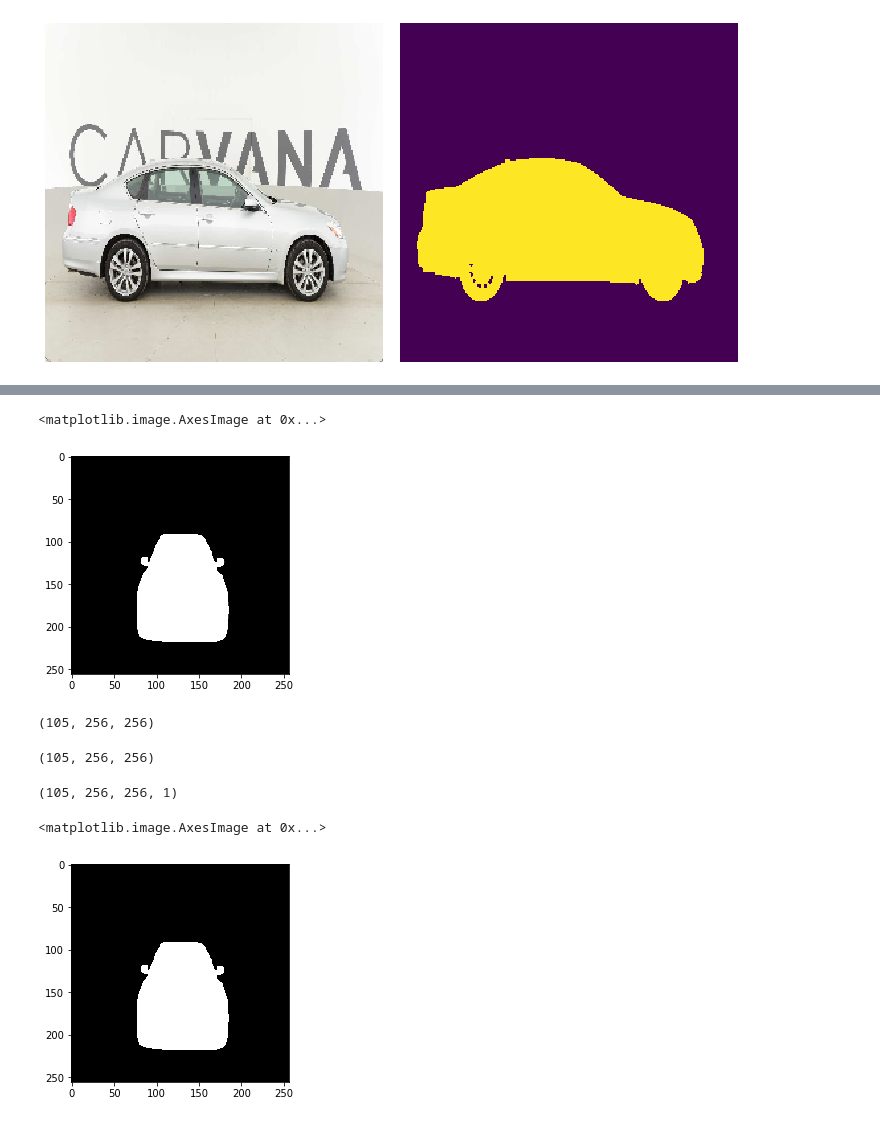
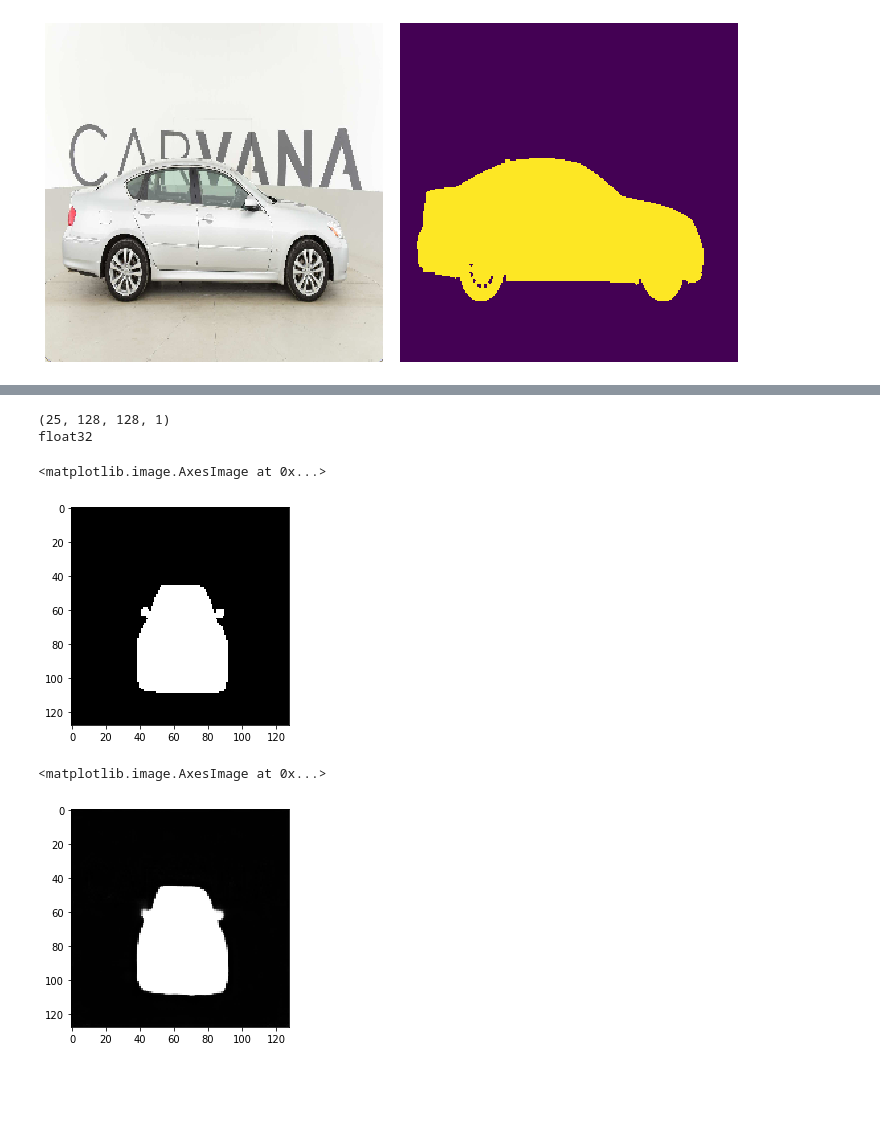
Before and after one commit to jpbacher/image-segmentation, a Jupyter notebook: notebooks/explore.ipynb, the cells around one changed output, grey strips where cells are left out. Drawn from its saved outputs; the diff is of its cells as text; code cells hidden in the pictures; blank space fills up the shorter version.

```diff
--- a/notebooks/explore.ipynb
+++ b/notebooks/explore.ipynb
@@ -103,0 +177,29 @@ plt.imshow(train_masks2[0])
+# %%
+from tensorflow.keras.losses import BinaryCrossentropy
+from tensorflow.keras import backend as K
+
+
+def dice_coeff(y_true, y_pred, smooth=1.0):
+    y_true_f = K.flatten(y_true)
+    y_pred_f = K.flatten(y_pred)
+    intersect = K.sum(y_true_f * y_pred_f)
+    d_coeff = (2.0 * intersect + smooth) / (K.sum(y_true_f) + K.sum(y_pred_f) + smooth)
+    return d_coeff
+
+
+def dice_loss_bce(y_true, y_pred):
+    bce = BinaryCrossentropy()
+    # dice_bce = 0.5 * bce(y_true, y_pred) - dice_coeff(y_true, y_pred)
+    dice_bce = 1 + bce(y_true, y_pred) - dice_coeff(y_true, y_pred)
+    return dice_bce
+# %%
+unet.compile(Adam(), loss=[dice_loss_bce], metrics=[dice_coeff])
+
+lr_callback = tf.keras.callbacks.LearningRateScheduler(lr_schedule)
+early_stopping = tf.keras.callbacks.EarlyStopping(monitor='val_loss',
+                                                  min_delta=0.0005,
+                                                  patience=10)
+# %%
+history = unet.fit(train_imgs[100:], train_masks[100:],
+                   batch_size=16, epochs=30, callbacks=[lr_callback, early_stopping],
+                   validation_data=[train_imgs[25:100], train_masks[25:100]])
@@ -103,0 +239,5 @@ plt.imshow(train_masks2[0])
+# %%
+test_imgs = train_imgs[:25]
+test_imgs = test_imgs.astype('float16')
+
+pred_masks = unet.predict(test_imgs[:10])
@@ -104,5 +249,10 @@ plt.imshow(train_masks2[0])
+# %%
+test_masks = train_masks[:25]
+# %% [output]
+(25, 128, 128, 1)
+float32
 # %%
-plt.imshow(train_masks2[0], cmap='gray')
+plt.imshow(np.squeeze(test_masks[0]), cmap='gray')
 # %% [output]
 <matplotlib.image.AxesImage at 0x...>
-[figure, old version]
+[figure, new version]
@@ -112,4 +258,0 @@ train_masks2 = np.array(train_masks2)
-# %%
-train_masks2.shape
-# %% [output]
-(105, 256, 256)
@@ -119,4 +258,0 @@ train_masks2[train_masks2 > 127] = 1
-# %%
-train_masks2.shape
-# %% [output]
-(105, 256, 256)
@@ -125,9 +259,5 @@ train_masks2 = np.reshape(train_masks2, newshape=(*train_masks2.shape, 1))
-# %%
-train_masks2.shape
-# %% [output]
-(105, 256, 256, 1)
 # %%
-plt.imshow(np.squeeze(train_masks2[0]), cmap='gray')
+plt.imshow(np.squeeze(pred_masks[0]), cmap='gray')
 # %% [output]
 <matplotlib.image.AxesImage at 0x...>
-[figure, old version]
+[figure, new version]
```
Also changed, not shown: parts of 31 cells of this notebook.
